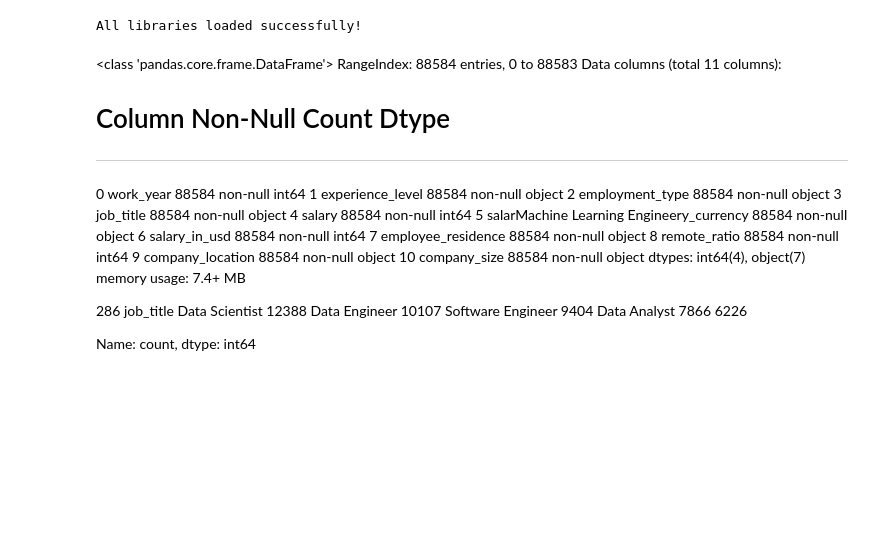
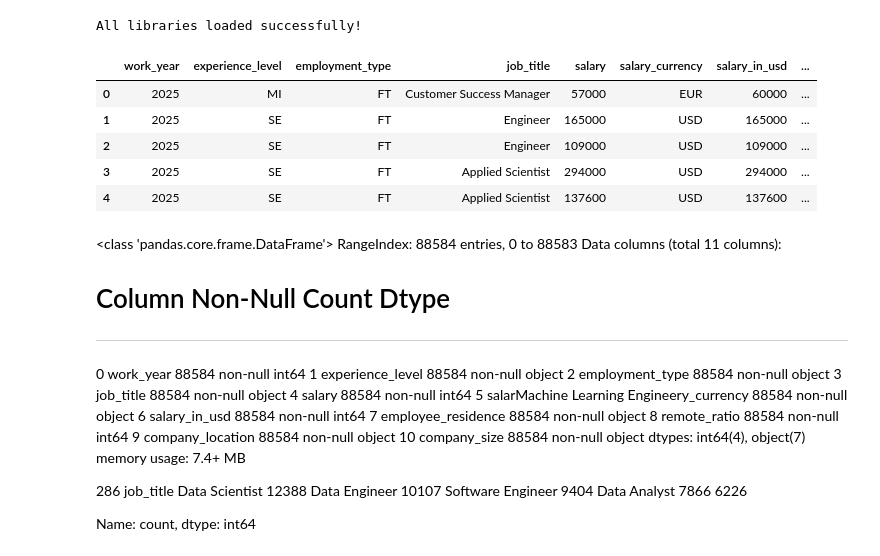
Before and after one commit to hooper625/Machine-Learning, a Jupyter notebook: Salary_US_AI_ML.ipynb, the cells around one changed output. Drawn from its saved outputs; the diff is of its cells as text; code cells hidden in the pictures; blank space fills up the shorter version.

```diff
--- a/Salary_US_AI_ML.ipynb
+++ b/Salary_US_AI_ML.ipynb
@@ -37,7 +45,14 @@ print("All libraries loaded successfully!")
 All libraries loaded successfully!
 # %%
 df = pd.read_csv('./salaries.csv')
-#df.info()
+df.head()
+# %% [output]
+|  | work_year | experience_level | employment_type | job_title | salary | salary_currency | salary_in_usd | ... |
+| 0 | 2025 | MI | FT | Customer Success Manager | 57000 | EUR | 60000 | ... |
+| 1 | 2025 | SE | FT | Engineer | 165000 | USD | 165000 | ... |
+| 2 | 2025 | SE | FT | Engineer | 109000 | USD | 109000 | ... |
+| 3 | 2025 | SE | FT | Applied Scientist | 294000 | USD | 294000 | ... |
+| 4 | 2025 | SE | FT | Applied Scientist | 137600 | USD | 137600 | ... |
 # %% [markdown]
 <class 'pandas.core.frame.DataFrame'>
 RangeIndex: 88584 entries, 0 to 88583
```
Also changed, not shown: parts of 6 cells of this notebook.
